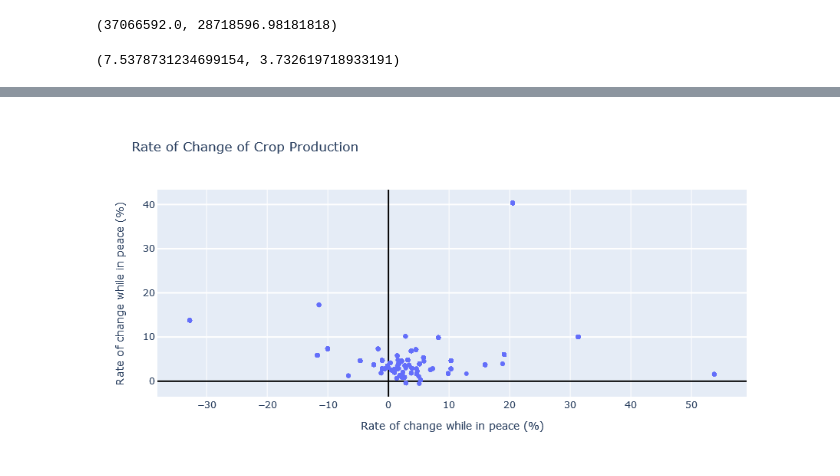
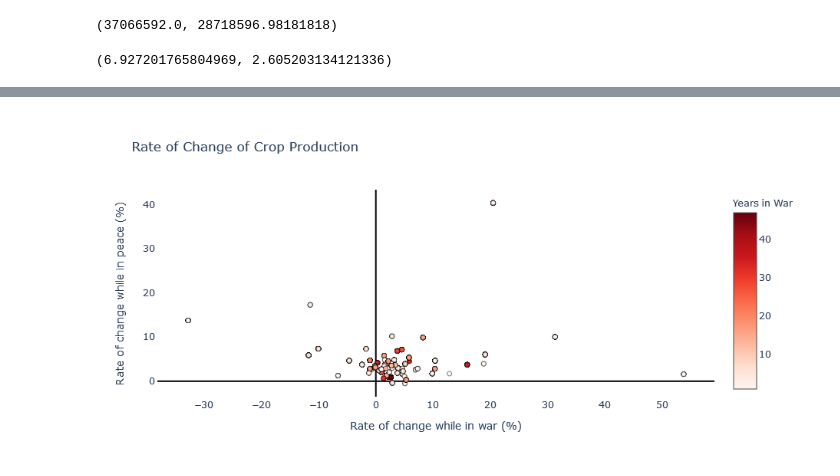
Before and after one commit to pull-fiction/make-crops-not-war, a Jupyter notebook: notebooks/general_overview.ipynb, the cells around one changed output, grey strips where cells are left out. Drawn from its saved outputs; the diff is of its cells as text; code cells hidden in the pictures.

Commit message:
changed plot color scheme of rate-change plot

```diff
--- a/notebooks/general_overview.ipynb
+++ b/notebooks/general_overview.ipynb
@@ -292,9 +292,9 @@ def compute_rate(wars_df, country, agricultural_data):
         print(country)
 # %%
 # Test the function...
-compute_rate(wars_rate_df, 'Sudan', merged_crops_data)
+compute_rate(wars_rate_df, 'Rwanda', merged_crops_data)
 # %% [output]
-(7.5378731234699154, 3.732619718933191)
+(6.927201765804969, 2.605203134121336)
 # %%
 wars_rate_df['rate-change'] = wars_rate_df.apply(lambda x: compute_rate(wars_rate_df, x['country'], merged_crops_rate_data), axis=1)
 # %%
@@ -334,37 +335,47 @@ fig = go.Figure(data=go.Scatter(
     y=wars_rate_df['rate-no-war'],
     hovertext=wars_rate_df['country'],
     mode='markers',
-    marker=dict(colorscale='Blues')
+    marker=dict(colorscale='Reds',
+               color = wars_rate_df['years'],
+               line=dict(width=0.5,
+                        color='Black'),
+               showscale=True,
+               colorbar=dict(
+                    title="Years in War"
+        ),
+               )
 ))
 
 fig.update_layout(
     title_text = 'Rate of Change of Crop Production',
     showlegend = False,
+    paper_bgcolor='rgba(0,0,0,0)',
+    plot_bgcolor='rgba(0,0,0,0)',
     xaxis = go.layout.XAxis(
         side = 'bottom',
         type = 'linear',
-        title = 'Rate of change while in peace (%)',
+        title = 'Rate of change while in war (%)',
         mirror =  True,
         showline = True,
         gridcolor = 'rgb(255, 255, 255)',
         gridwidth = 1,
         fixedrange = True,
         zerolinewidth = 1),
     yaxis = go.layout.YAxis(
         type = 'linear',
         title = 'Rate of change while in peace (%)',
         mirror =  True,
         showline = True,
-        gridcolor = 'rgb(255, 255, 255)',
+        gridcolor = 'rgb(255,255, 255)',
         gridwidth = 2,
         fixedrange = True,
         zerolinewidth = 1),
 
 )
 
 fig.update_xaxes(zeroline=True, zerolinewidth=2, zerolinecolor='Black')
 fig.update_yaxes(zeroline=True, zerolinewidth=2, zerolinecolor='Black')
 
 fig.show()
 # %% [output]
-[figure, old version]
+[figure, new version]
```
Also changed, not shown: parts of 2 cells of this notebook.
